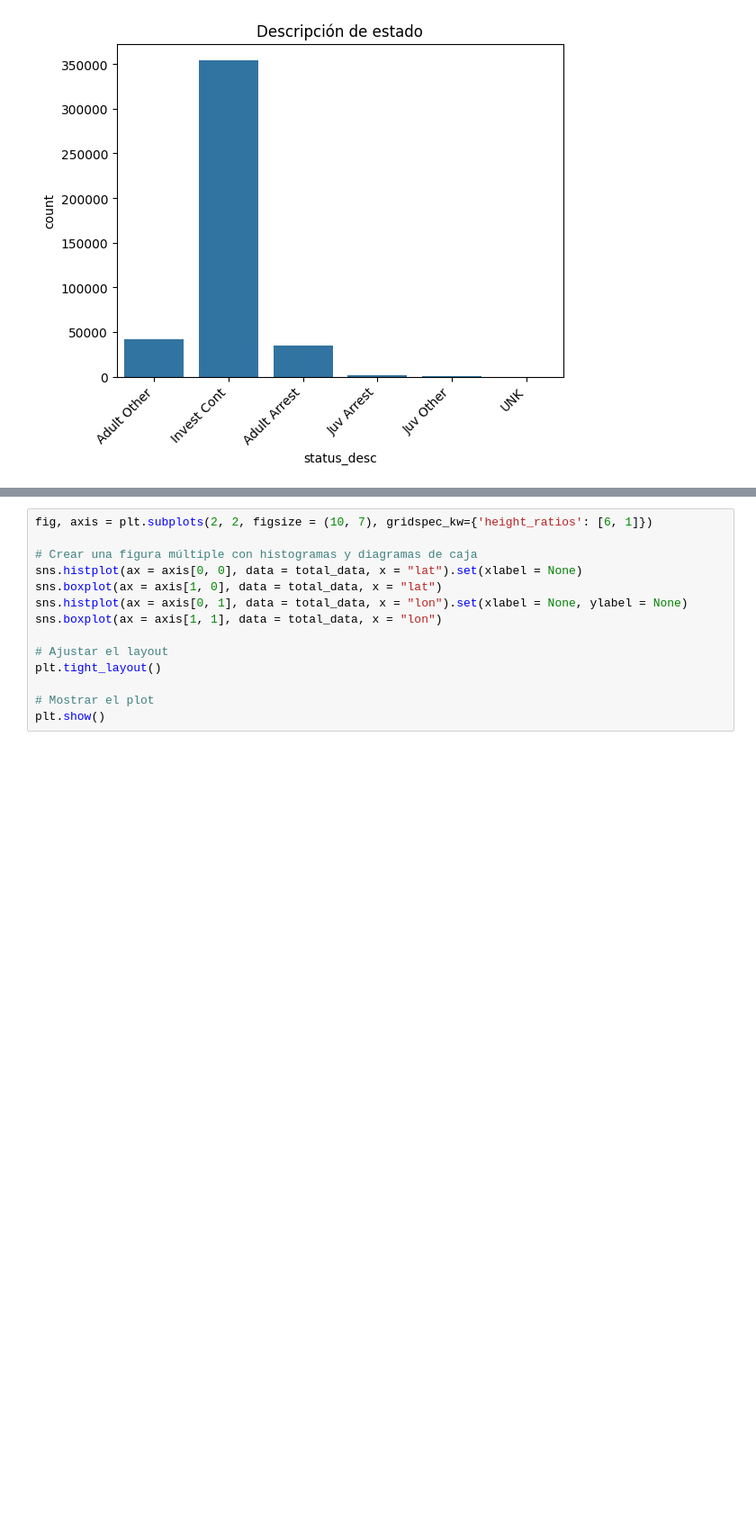
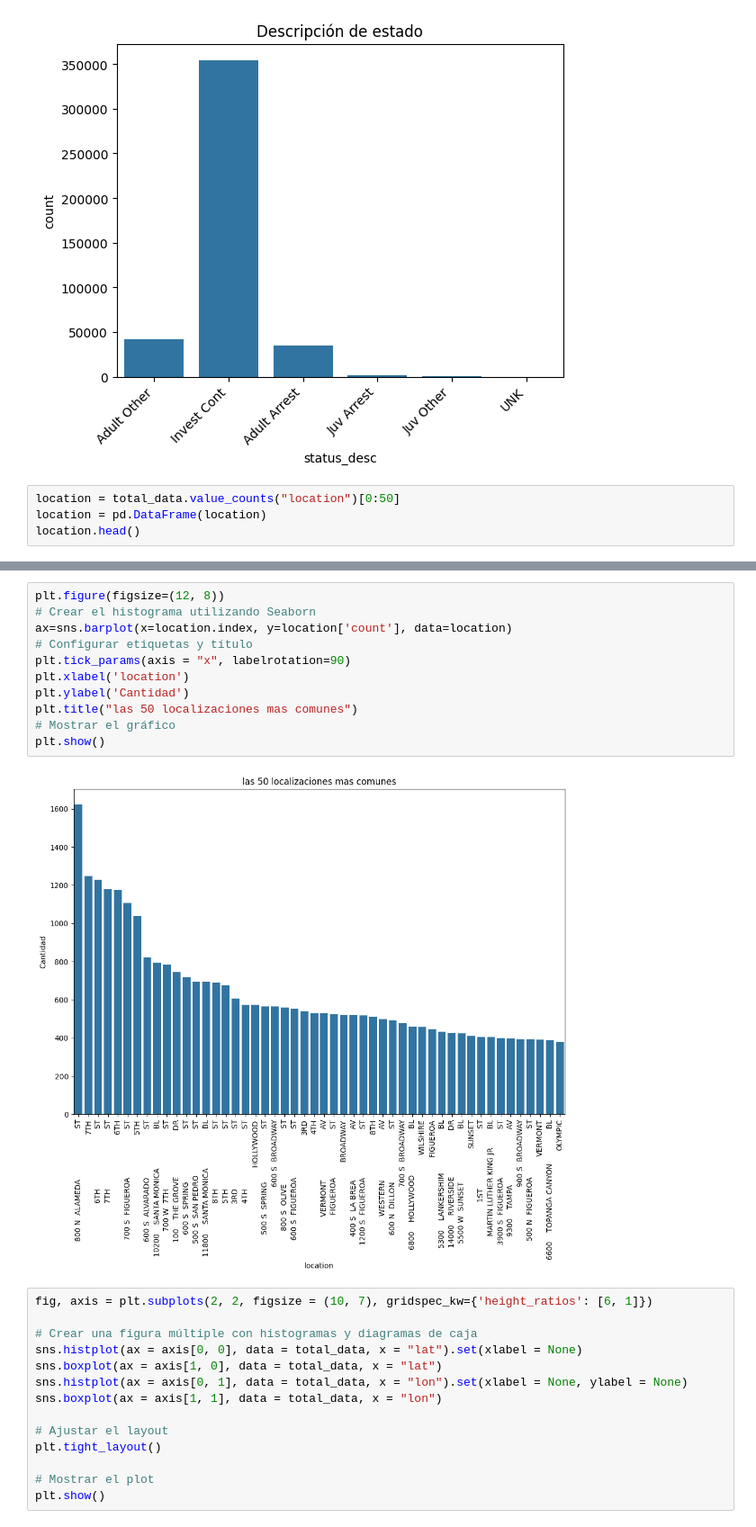
Before and after one commit to orj93/final_proyect_crime, a Jupyter notebook: src/EDA.ipynb, the cells around one changed output, grey strips where cells are left out. Shown at 90% size. Drawn from its saved outputs; the diff is of its cells as text; blank space fills up the shorter version.

```diff
--- a/src/EDA.ipynb
+++ b/src/EDA.ipynb
@@ -371,3 +425,7 @@ plt.title('Descripción de estado')
 plt.show()
 # %% [output]
 [figure]
+# %%
+location = total_data.value_counts("location")[0:50]
+location = pd.DataFrame(location)
+location.head()
@@ -374,3 +440,16 @@ plt.show()
+# %%
+plt.figure(figsize=(12, 8))
+# Crear el histograma utilizando Seaborn
+ax=sns.barplot(x=location.index, y=location['count'], data=location)
+# Configurar etiquetas y título
+plt.tick_params(axis = "x", labelrotation=90)
+plt.xlabel('location')
+plt.ylabel('Cantidad')
+plt.title("las 50 localizaciones mas comunes")
+# Mostrar el gráfico
+plt.show()
+# %% [output]
+[figure, added]
 # %%
 fig, axis = plt.subplots(2, 2, figsize = (10, 7), gridspec_kw={'height_ratios': [6, 1]})
 
```
Also changed, not shown: parts of 61 cells of this notebook.
